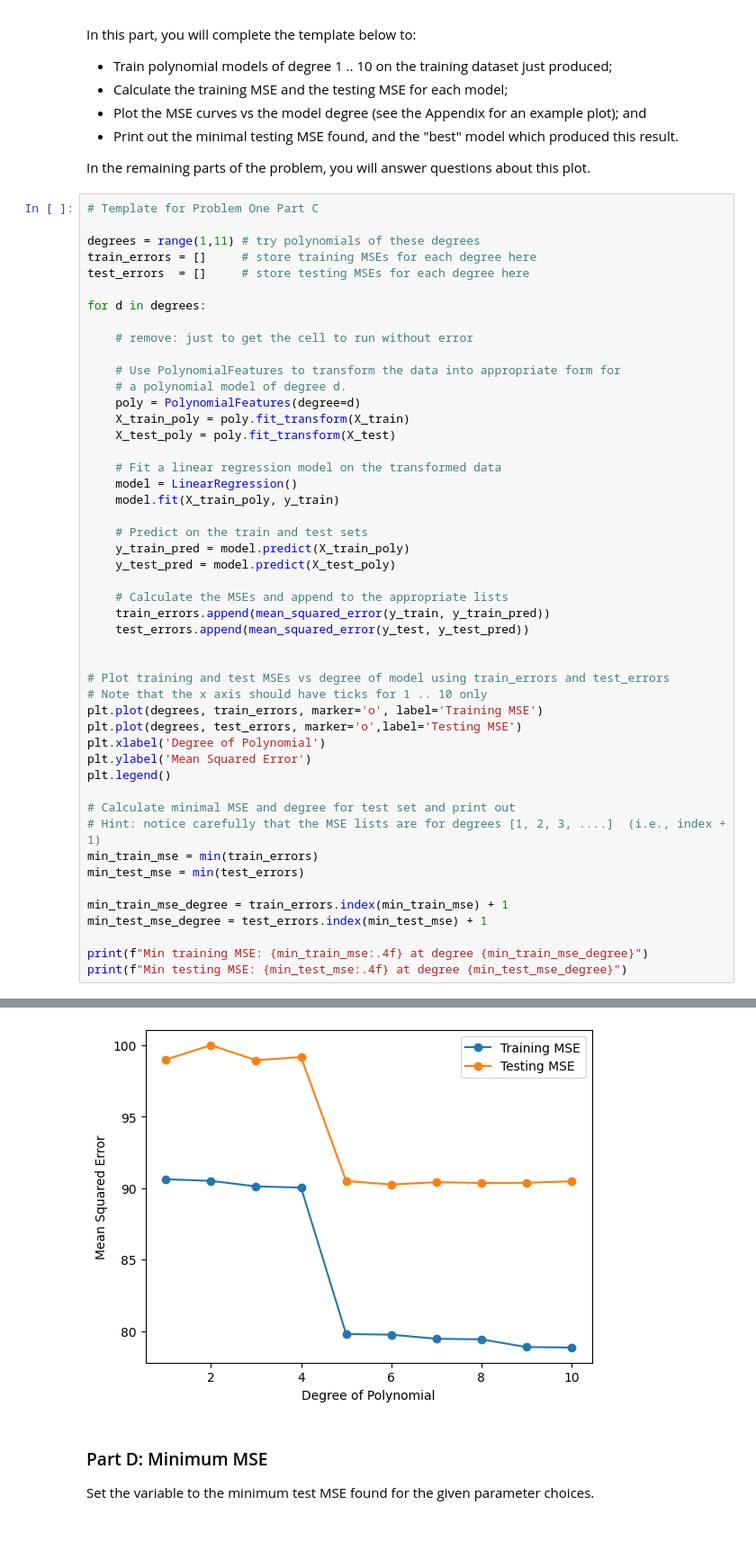
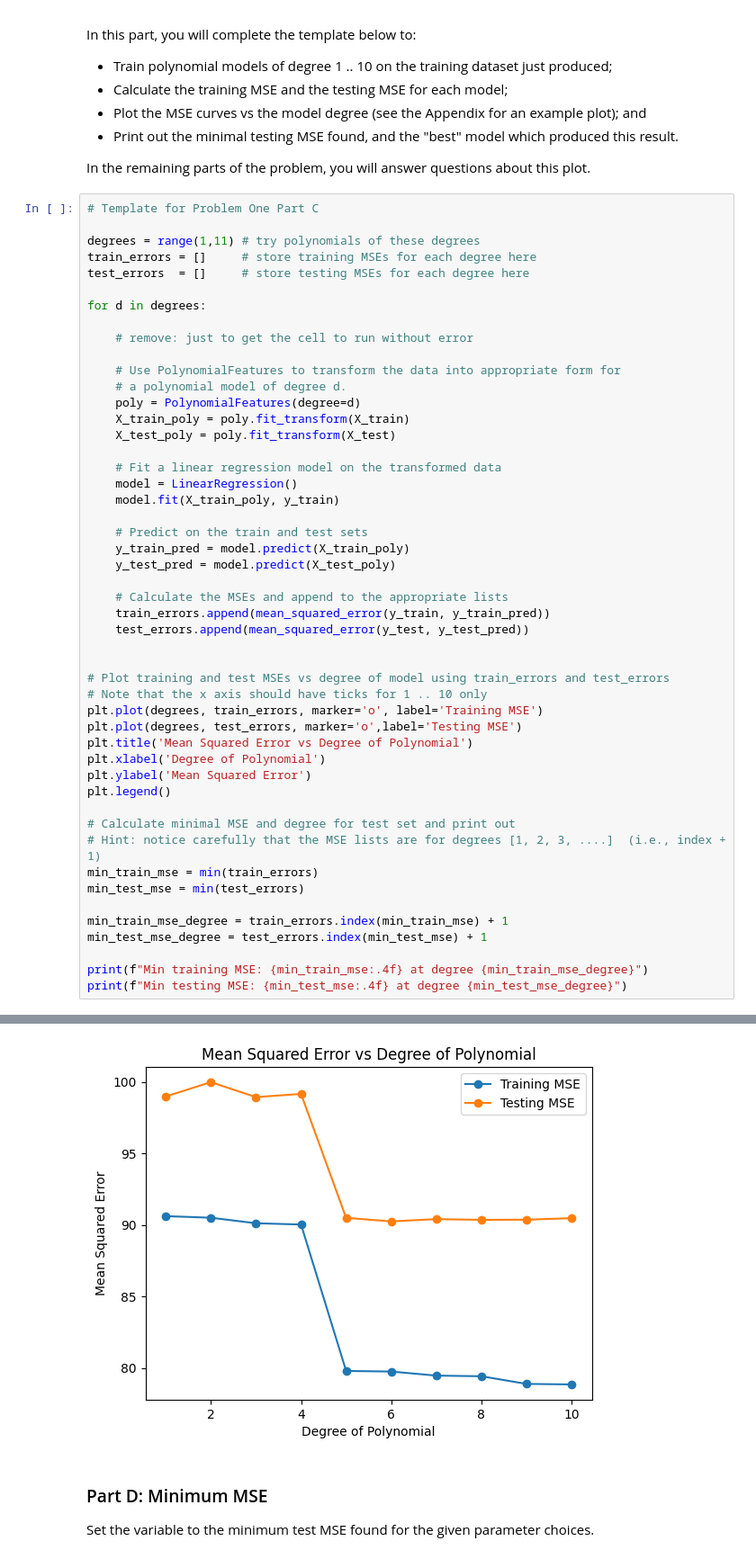
Before and after one commit to jtvon/Module-3-Assignments, a Jupyter notebook: Homework_03.ipynb, the cells around one changed output, grey strips where cells are left out. Shown: that part at 90% size. Drawn from its saved outputs; the diff is of its cells as text; blank space fills up the shorter version.

```diff
--- a/Homework_03.ipynb
+++ b/Homework_03.ipynb
@@ -165,34 +165,35 @@ for d in degrees:
     # Predict on the train and test sets
     y_train_pred = model.predict(X_train_poly)
     y_test_pred = model.predict(X_test_poly)
 
     # Calculate the MSEs and append to the appropriate lists
     train_errors.append(mean_squared_error(y_train, y_train_pred))
     test_errors.append(mean_squared_error(y_test, y_test_pred))
 
 
 # Plot training and test MSEs vs degree of model using train_errors and test_errors
 # Note that the x axis should have ticks for 1 .. 10 only
 plt.plot(degrees, train_errors, marker='o', label='Training MSE')
 plt.plot(degrees, test_errors, marker='o',label='Testing MSE')
+plt.title('Mean Squared Error vs Degree of Polynomial')
 plt.xlabel('Degree of Polynomial')
 plt.ylabel('Mean Squared Error')
 plt.legend()
 
 # Calculate minimal MSE and degree for test set and print out
 # Hint: notice carefully that the MSE lists are for degrees [1, 2, 3, ....]  (i.e., index + 1)
 min_train_mse = min(train_errors)
 min_test_mse = min(test_errors)
 
 min_train_mse_degree = train_errors.index(min_train_mse) + 1
 min_test_mse_degree = test_errors.index(min_test_mse) + 1
 
 print(f"Min training MSE: {min_train_mse:.4f} at degree {min_train_mse_degree}")
 print(f"Min testing MSE: {min_test_mse:.4f} at degree {min_test_mse_degree}")
 # %% [output]
 Min training MSE: 78.8473 at degree 10
 Min testing MSE: 90.2441 at degree 6
-[figure, old version]
+[figure, new version]
 # %% [markdown]
 ### Part D: Minimum MSE
 
```
Also changed, not shown: parts of 9 cells of this notebook.
